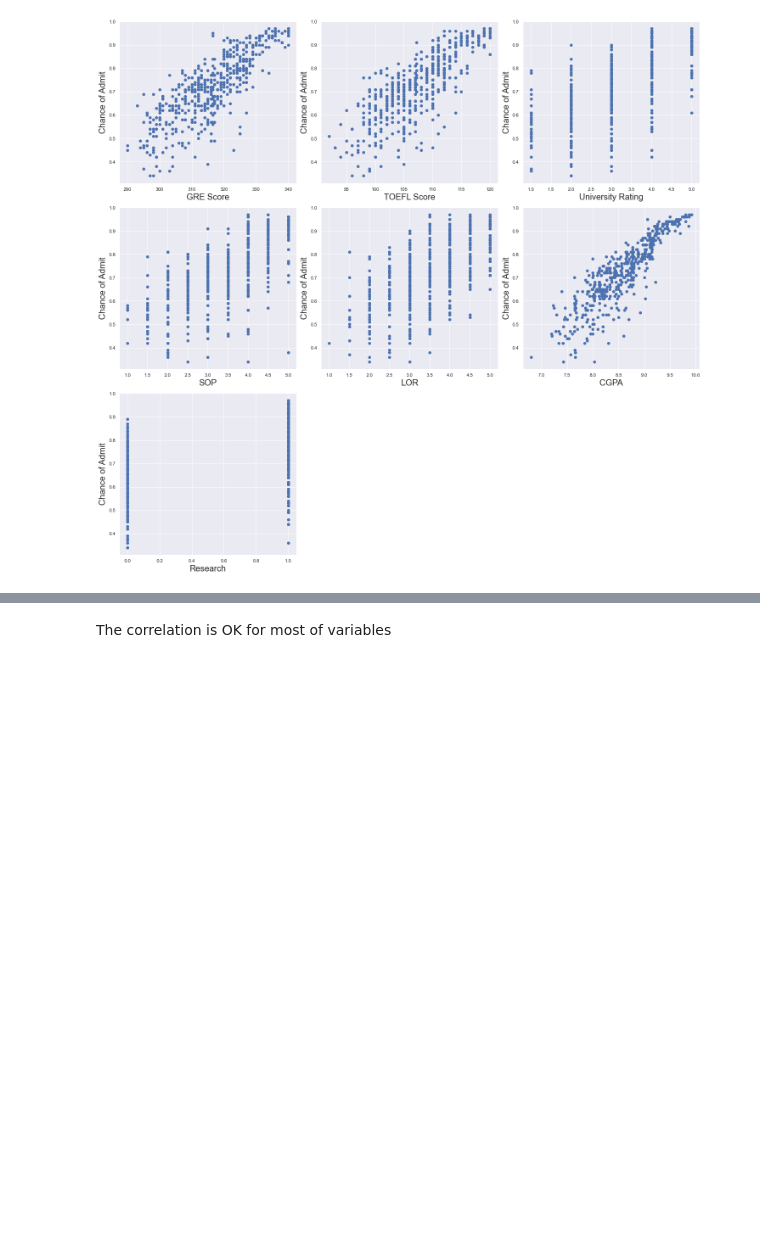
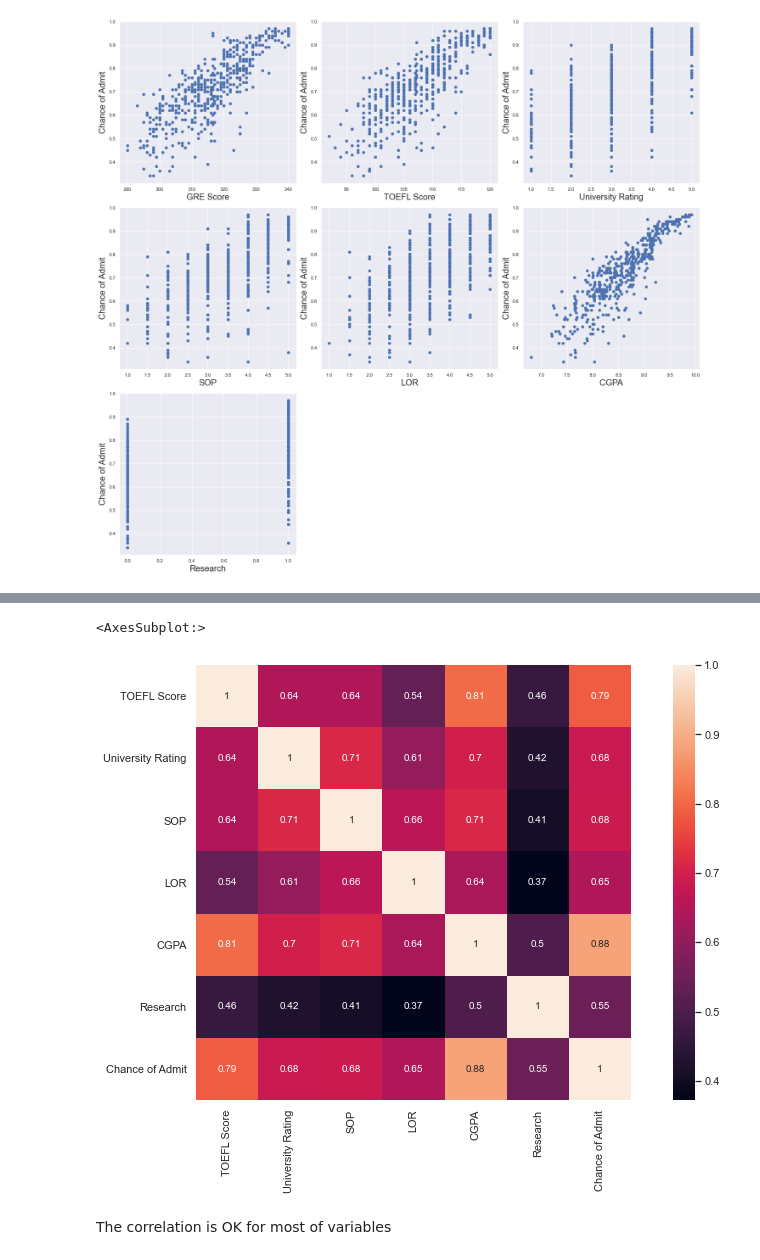
Before and after one commit to bridgecrew-perf7/ML_with_Deployment, a Jupyter notebook: regressionProject/regressionModel.ipynb, the cells around one changed output, grey strips where cells are left out. Cells and saved outputs as stored; diff of their text form; code cells hidden in the pictures; blank space fills up the shorter version.

```diff
--- a/regressionProject/regressionModel.ipynb
+++ b/regressionProject/regressionModel.ipynb
@@ -163,6 +167,17 @@ data.corr()
 | CGPA | 0.818347 | 0.805557 | 0.697704 | 0.712154 | 0.637469 | 1.000000 | 0.501311 | 0.882413 |
 | Research | 0.544993 | 0.464913 | 0.424966 | 0.408116 | 0.372526 | 0.501311 | 1.000000 | 0.545871 |
 | Chance of Admit | 0.802304 | 0.786675 | 0.681482 | 0.684137 | 0.645365 | 0.882413 | 0.545871 | 1.000000 |
+# %%
+# Another way to show correlation
+
+# Correlation matrix
+corre_mat = data.iloc[:,[1,2,3,4,5,6,7]].corr()
+
+fig, ax = plt.subplots(figsize=(15,8))
+sns.heatmap(corre_mat, vmax=1, square=True, annot=True, ax =ax)
+# %% [output]
+<AxesSubplot:>
+[figure, added]
 # %% [markdown]
 The correlation is OK for most of variables
 # %%
```
Also changed, not shown: parts of 73 cells of this notebook.
